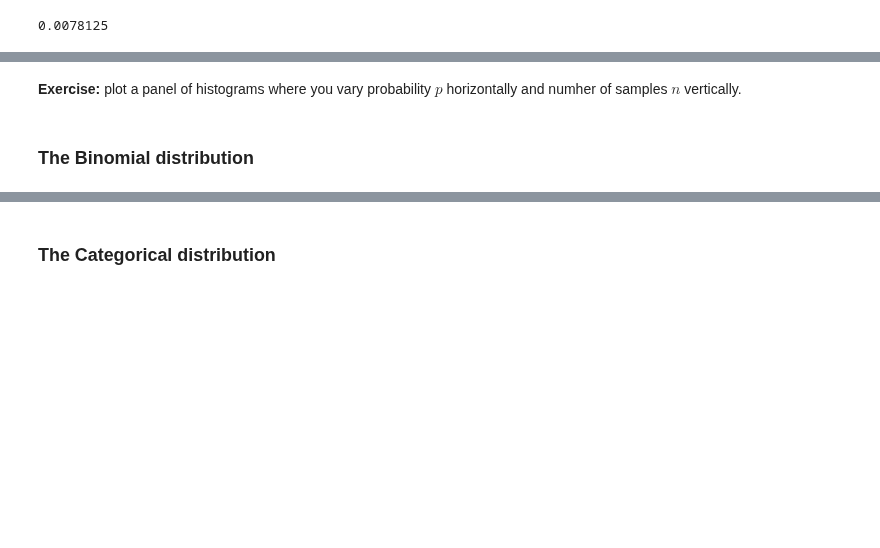
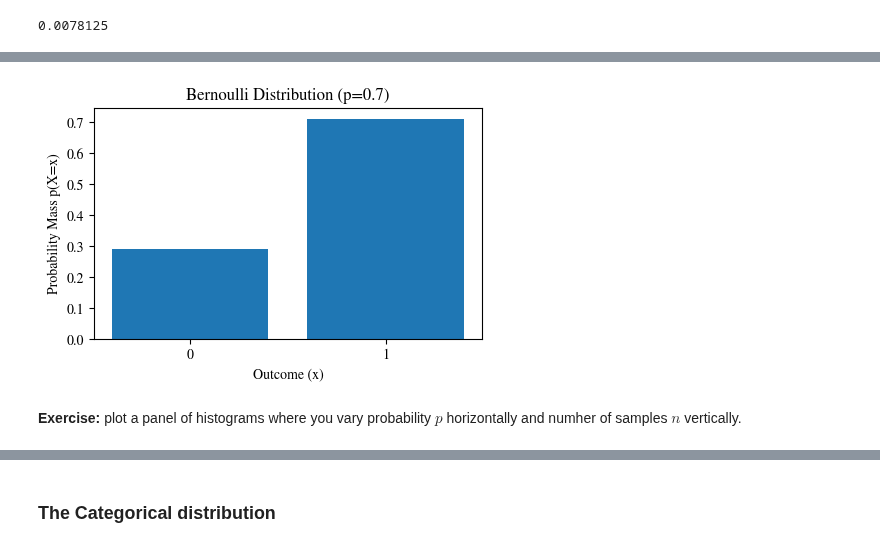
Before and after one commit to elizavetasemenova/prob-epi, a Jupyter notebook: 04_probability_distributions.ipynb, the cells around one changed output, grey strips where cells are left out. Saved outputs shown, nothing was run; the diff lists cells and outputs as text; code cells hidden in the pictures; blank space fills up the shorter version.

```diff
--- a/04_probability_distributions.ipynb
+++ b/04_probability_distributions.ipynb
@@ -159,4 +167,6 @@ Bernouilli_vis(rng, p, n)
+# %%
+Bernouilli_vis(rng, p=0.7, n_samps=100)
+# %% [output]
+[figure, added]
 # %% [markdown]
 **Exercise:**  plot a panel of histograms where you vary probability $p$ horizontally and numher of samples $n$ vertically.
-# %% [markdown]
-### The Binomial distribution
```
Also changed, not shown: parts of 27 cells of this notebook.
